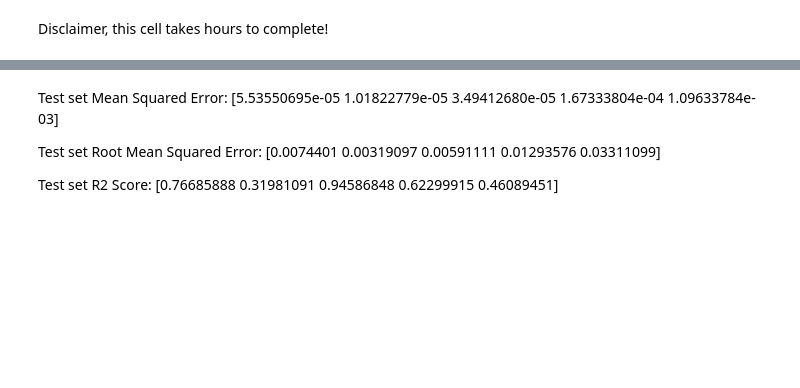
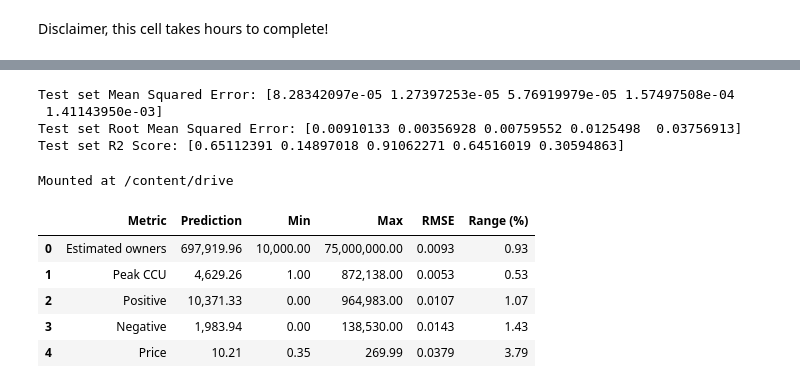
Before and after one commit to Lastek/cs345-group-project, a Jupyter notebook: CS345_Project.ipynb, the cells around one changed output, grey strips where cells are left out. Drawn from its saved outputs; the diff is of its cells as text; code cells hidden in the pictures; blank space fills up the shorter version.

```diff
--- a/CS345_Project.ipynb
+++ b/CS345_Project.ipynb
@@ -147,6 +239,10 @@ df = df.drop(no_est_owners_cols, axis=0)
 
 no_price_cols = df[df['Price'] == 0].index
 df = df.drop(no_price_cols, axis=0)
+# %%
+# keep a copy of pre_normalized values
+
+df_orig = df.copy(deep=True)
 # %%
 # normalize any large value ranges
 cols_to_normalize = ['Release date', 'Estimated owners', 'Peak CCU', 'Required age', 'Price', 'DLC count',
@@ -364,22 +628,74 @@ grid_search.best_params_
 # %%
-from sklearn.metrics import r2_score
+rf_pca = RandomForestRegressor(random_state=42, n_jobs=-1, max_depth=50, max_features=70, n_estimators=150, verbose=1)
+model_pca = MultiOutputRegressor(rf_pca, n_jobs=-1)
 
-model = grid_search.best_estimator_
-y_pred = model.predict(X_test)
+
+model_pca.fit(X_train, y_train)
+y_pred = model_pca.predict(X_test)
 
 mse = mean_squared_error(y_test, y_pred, multioutput='raw_values')
 rmse = np.sqrt(mse)
-r2_score = r2_score(y_test, y_pred, multioutput='raw_values')
+r2_score_values= r2_score(y_test, y_pred, multioutput='raw_values')
 
 # ['Estimated owners', 'Peak CCU', 'Positive', 'Negative', 'Price']
 print("Test set Mean Squared Error:", mse)
 print("Test set Root Mean Squared Error:", rmse)
-print("Test set R2 Score:", r2_score)
+print("Test set R2 Score:", r2_score_values)
+# %% [output]
+Test set Mean Squared Error: [8.28342097e-05 1.27397253e-05 5.76919979e-05 1.57497508e-04
+ 1.41143950e-03]
+Test set Root Mean Squared Error: [0.00910133 0.00356928 0.00759552 0.0125498  0.03756913]
+Test set R2 Score: [0.65112391 0.14897018 0.91062271 0.64516019 0.30594863]
-# %% [markdown]
-Test set Mean Squared Error: [5.53550695e-05 1.01822779e-05 3.49412680e-05 1.67333804e-04
- 1.09633784e-03]
-
-Test set Root Mean Squared Error: [0.0074401  0.00319097 0.00591111 0.01293576 0.03311099]
-
-Test set R2 Score: [0.76685888 0.31981091 0.94586848 0.62299915 0.46089451]
+# %%
+predict_labels = ["Estimated owners", "Peak CCU", "Positive", "Negative", "Price"]
+calc: DataMinMax = DataMinMax()
+for i, label in enumerate(predict_labels):
+    calc.data[label] = {
+        "min": df_orig[label].min(),
+        "max": df_orig[label].max(),
+        "r2": r2_score_values[i],
+        "rmse": rmse[i],
+    }
+# owners = df_orig['Estimated owners']
+# calc.owners = (min())
+# du
+# %%
+from google.colab import drive
+drive.mount('/content/drive')
+# %% [output]
+Mounted at /content/drive
+# %%
+# Convert the data into a DataFrame
+rows = []
+for label in predict_labels:
+
+    fmt_int = lambda x: f"{x:,.0f}"
+    fmt_float = lambda x, precision=2: f"{x:,.{precision}f}"
+    min_val = calc.data[label]["min"]
+    max_val = calc.data[label]["max"]
+    rmse_val = calc.data[label]["rmse"]
+    range_val = max_val - min_val
+    range_percent = rmse_val * 100
+    prediction = rmse_val*range_val
+    rows.append({
+        "Metric": label,
+        "Prediction": fmt_float(prediction, 2),
+        "Min": fmt_float(min_val,2),
+        "Max": fmt_float(max_val),
+        "RMSE": fmt_float(rmse_val, 4),
+        "Range (%)": fmt_float(range_percent,2),
+    })
+
+# Create DataFrame
+df_result = pd.DataFrame(rows)
+
+# Display the DataFrame
+df_result
+# %% [output]
+|  | Metric | Prediction | Min | Max | RMSE | Range (%) |
+| 0 | Estimated owners | 697,919.96 | 10,000.00 | 75,000,000.00 | 0.0093 | 0.93 |
+| 1 | Peak CCU | 4,629.26 | 1.00 | 872,138.00 | 0.0053 | 0.53 |
+| 2 | Positive | 10,371.33 | 0.00 | 964,983.00 | 0.0107 | 1.07 |
+| 3 | Negative | 1,983.94 | 0.00 | 138,530.00 | 0.0143 | 1.43 |
+| 4 | Price | 10.21 | 0.35 | 269.99 | 0.0379 | 3.79 |
 # %% [markdown]
```
Also changed, not shown: parts of 28 cells of this notebook.
